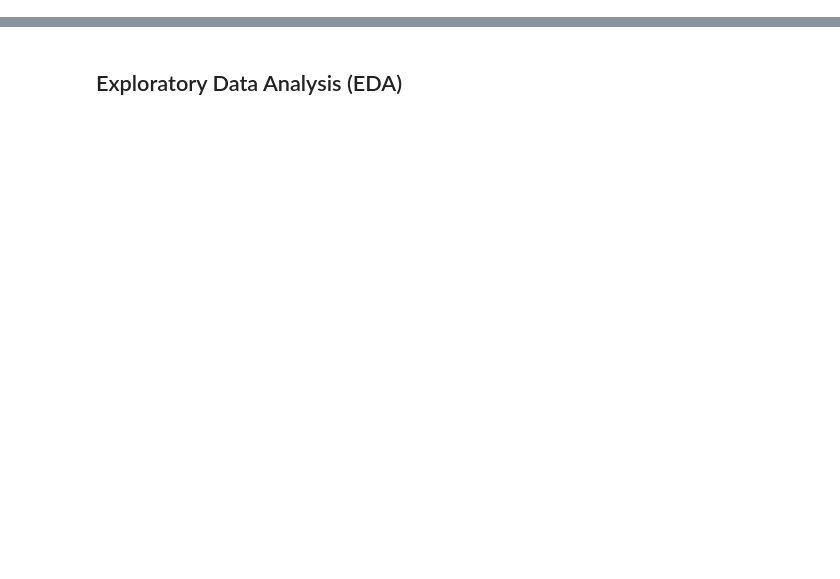
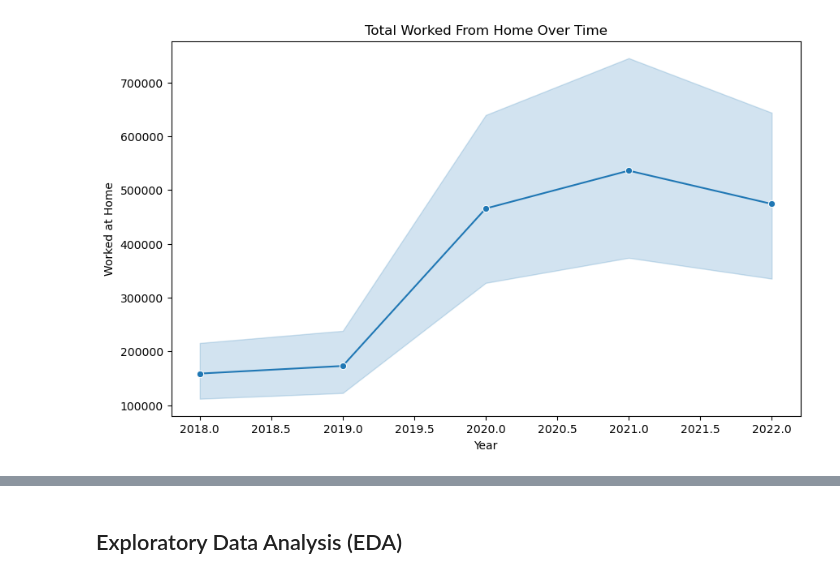
Before and after one commit to NathanYKo/Remote-CO2-Emissions189, a Jupyter notebook: final.ipynb, the cells around one changed output, grey strips where cells are left out. Drawn from its saved outputs; the diff is of its cells as text; code cells hidden in the pictures; blank space fills up the shorter version.

Commit message:
added remote data

```diff
--- a/final.ipynb
+++ b/final.ipynb
@@ -9,0 +119,20 @@ from scipy.stats import ttest_ind, f_oneway
+# %%
+data_2022 = pd.read_csv('new-state-data/2022-remote-state-data.csv')
+
+filtered_data_2022 = data_2022[data_2022['Unnamed: 0'] == 'Worked from home:']
+
+worked_at_home_2022 = filtered_data_2022.iloc[0, 1::2].values
+
+# Create a DataFrame with states and worked_at_home_values for 2019
+final_data_2022 = pd.DataFrame({
+    'State': states,
+    'Worked at home': worked_at_home_2022
+})
+
+# Convert the "Worked at home" column to integers
+final_data_2022['Worked at home'] = final_data_2022['Worked at home'].str.replace(',', '').astype(int)
+
+final_data_2022 = final_data_2022[final_data_2022['State'] != 'Puerto Rico']
+
+# Display the final cleaned data for 2019
+final_data_2022.head()
@@ -9,0 +146,16 @@ from scipy.stats import ttest_ind, f_oneway
+# %%
+combined_wfh_data = pd.concat([
+    final_data_2018.assign(Year=2018),
+    final_data_2019.assign(Year=2019),
+    final_data_2020.assign(Year=2020),
+    final_data_2021.assign(Year=2021),
+    final_data_2022.assign(Year=2022)
+])
+
+combined_wfh_data = combined_wfh_data[['State', 'Year', 'Worked at home']]
+
+combined_wfh_data = combined_wfh_data.sort_values(by=["State", "Year"])
+
+combined_wfh_data.reset_index(drop=True, inplace=True)
+
+combined_wfh_data
@@ -9,0 +176,9 @@ from scipy.stats import ttest_ind, f_oneway
+# %%
+plt.figure(figsize=(10, 6))
+sns.lineplot(data=combined_wfh_data, x='Year', y='Worked at home', marker='o')
+plt.title('Total Worked From Home Over Time')
+plt.xlabel('Year')
+plt.ylabel('Worked at Home')
+plt.show()
+# %% [output]
+[figure, added]
```
Also changed, not shown: parts of 12 cells of this notebook, 6 other files.
